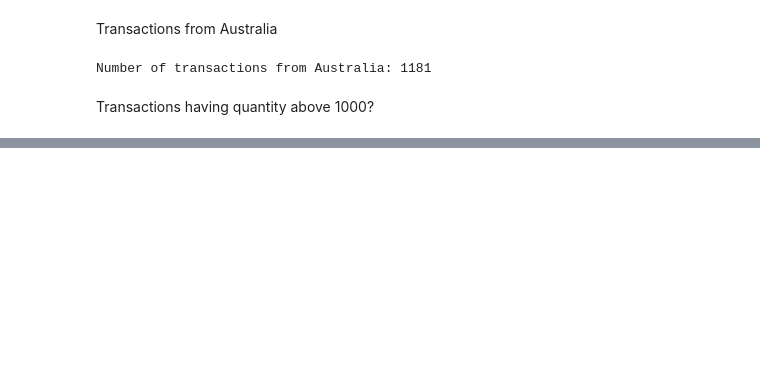
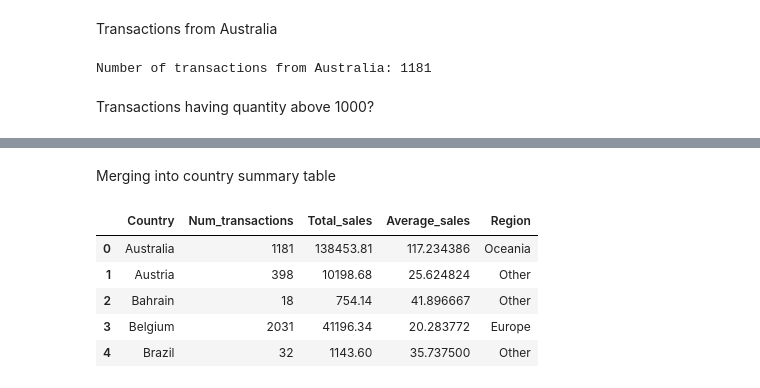
Before and after one commit to pypankj30/Rebounce-Applied-AI-and-Analytics-Codes, a Jupyter notebook: Python_301.ipynb, the cells around one changed output, grey strips where cells are left out. Cells and saved outputs as stored; diff of their text form; code cells hidden in the pictures; blank space fills up the shorter version.

```diff
--- a/Python_301.ipynb
+++ b/Python_301.ipynb
@@ -202,0 +212,7 @@ Number of transactions having quantity above 1000: 106
+# %%
+summary_table = clean_df.groupby('Country').agg(
+    Num_transactions=('InvoiceNo', 'count'),
+    Total_sales=('Sales', 'sum'),
+    Average_sales=('Sales', 'mean')
+).reset_index()
+print(summary_table)
@@ -202,0 +272,16 @@ Number of transactions having quantity above 1000: 106
+# %%
+region_lookup = {
+"United Kingdom": "Europe",
+"France": "Europe",
+"Germany": "Europe",
+"Spain": "Europe",
+"Netherlands": "Europe",
+"Belgium": "Europe",
+"Switzerland": "Europe",
+"Portugal": "Europe",
+"Australia": "Oceania",
+"Japan": "Asia",
+"USA": "Americas",
+}
+region_lookup_df=pd.DataFrame(list(region_lookup.items()), columns=['Country', 'Region'])
+region_lookup_df.head()
@@ -202,0 +295,13 @@ Number of transactions having quantity above 1000: 106
+# %% [markdown]
+Merging into country summary table
+# %%
+country_summary_table = pd.merge(summary_table, region_lookup_df, on='Country', how='left')
+country_summary_table['Region'] = country_summary_table['Region'].fillna('Other')
+country_summary_table.head()
+# %% [output]
+|  | Country | Num_transactions | Total_sales | Average_sales | Region |
+| 0 | Australia | 1181 | 138453.81 | 117.234386 | Oceania |
+| 1 | Austria | 398 | 10198.68 | 25.624824 | Other |
+| 2 | Bahrain | 18 | 754.14 | 41.896667 | Other |
+| 3 | Belgium | 2031 | 41196.34 | 20.283772 | Europe |
+| 4 | Brazil | 32 | 1143.60 | 35.737500 | Other |
```
Also changed, not shown: parts of 17 cells of this notebook.
